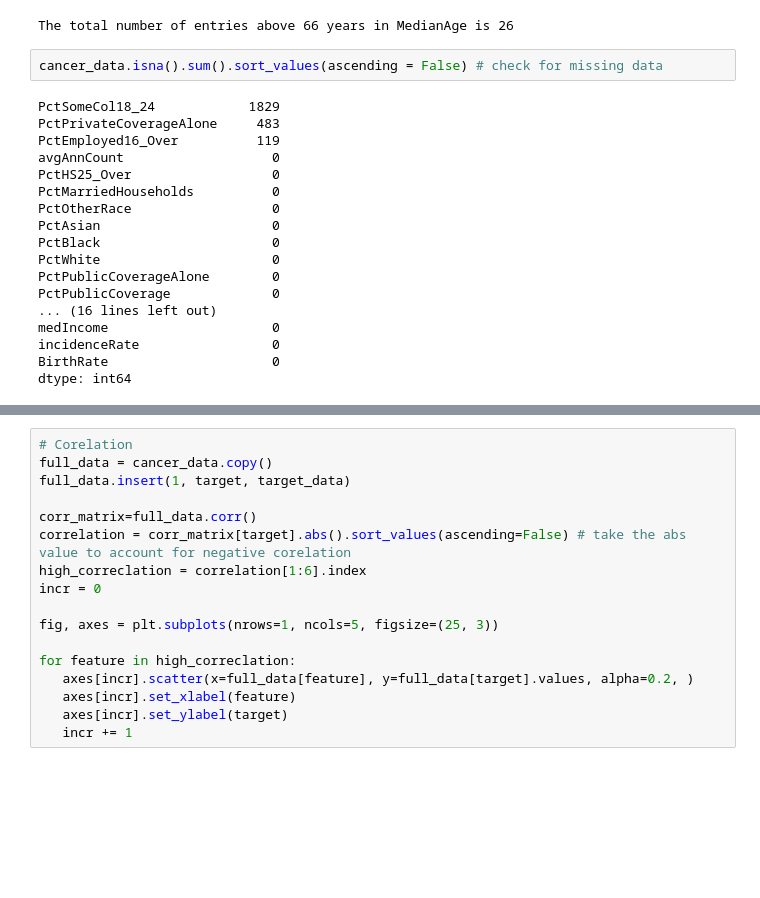
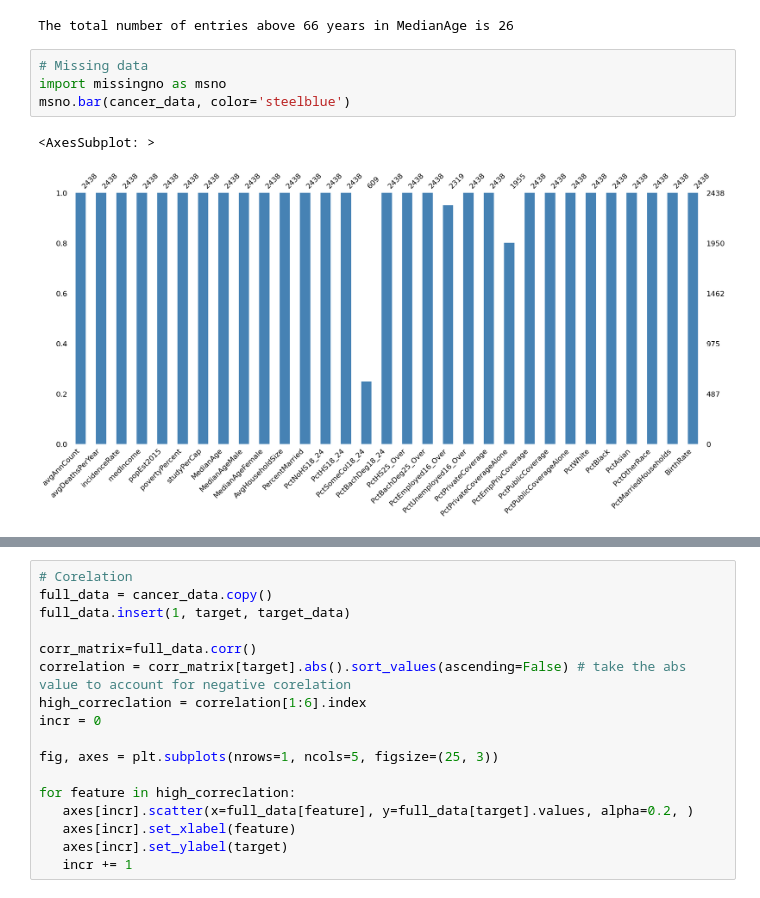
Before and after one commit to AlexandraPosta/machie-learning-pipeline, a Jupyter notebook: COMP3611_Coursework_Assessment.ipynb, the cells around one changed output, grey strips where cells are left out. Drawn from its saved outputs; the diff is of its cells as text; blank space fills up the shorter version.

```diff
--- a/COMP3611_Coursework_Assessment.ipynb
+++ b/COMP3611_Coursework_Assessment.ipynb
@@ -172,23 +150,10 @@ for entry in cancer_data['MedianAge']:
 print('The total number of entries above 66 years in MedianAge is', count_entries_above66)
 # %% [output]
 The total number of entries above 66 years in MedianAge is 26
-# %%
-cancer_data.isna().sum().sort_values(ascending = False) # check for missing data
-# %% [output]
-PctSomeCol18_24            1829
-PctPrivateCoverageAlone     483
-PctEmployed16_Over          119
-avgAnnCount                   0
-PctHS25_Over                  0
-PctMarriedHouseholds          0
-PctOtherRace                  0
-PctAsian                      0
-PctBlack                      0
-PctWhite                      0
-PctPublicCoverageAlone        0
-PctPublicCoverage             0
-... (16 lines left out)
-medIncome                     0
-incidenceRate                 0
-BirthRate                     0
-dtype: int64
+# %%
+# Missing data
+import missingno as msno
+msno.bar(cancer_data, color='steelblue')
+# %% [output]
+<AxesSubplot: >
+[figure, added]
```
Also changed, not shown: parts of 20 cells of this notebook.
